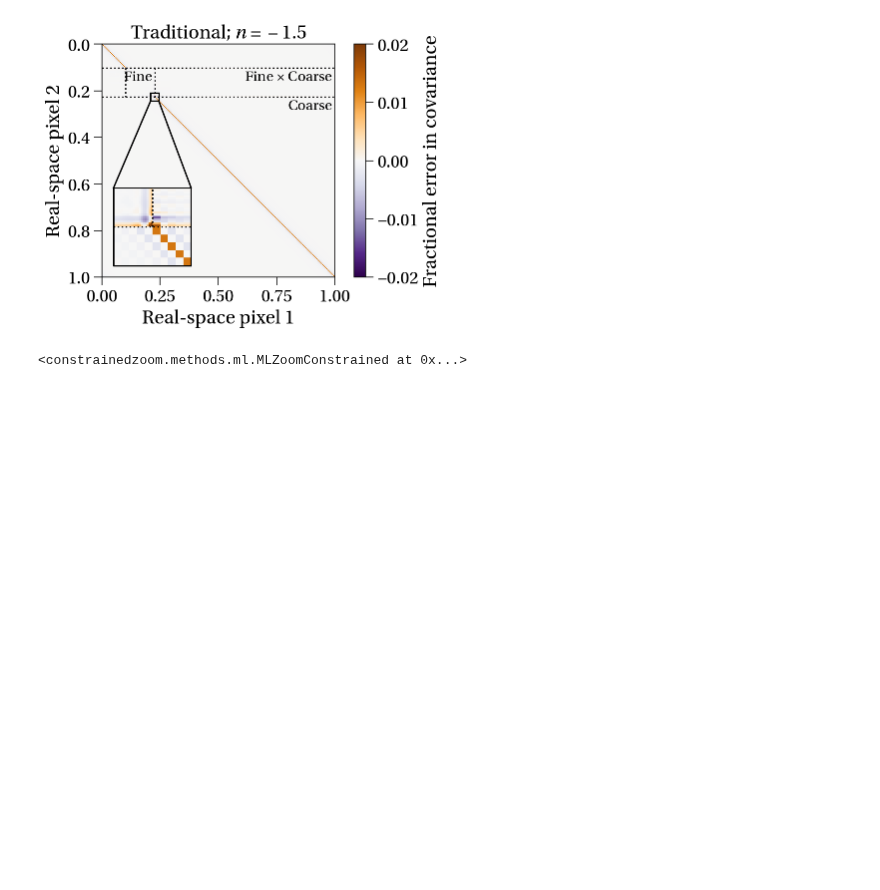
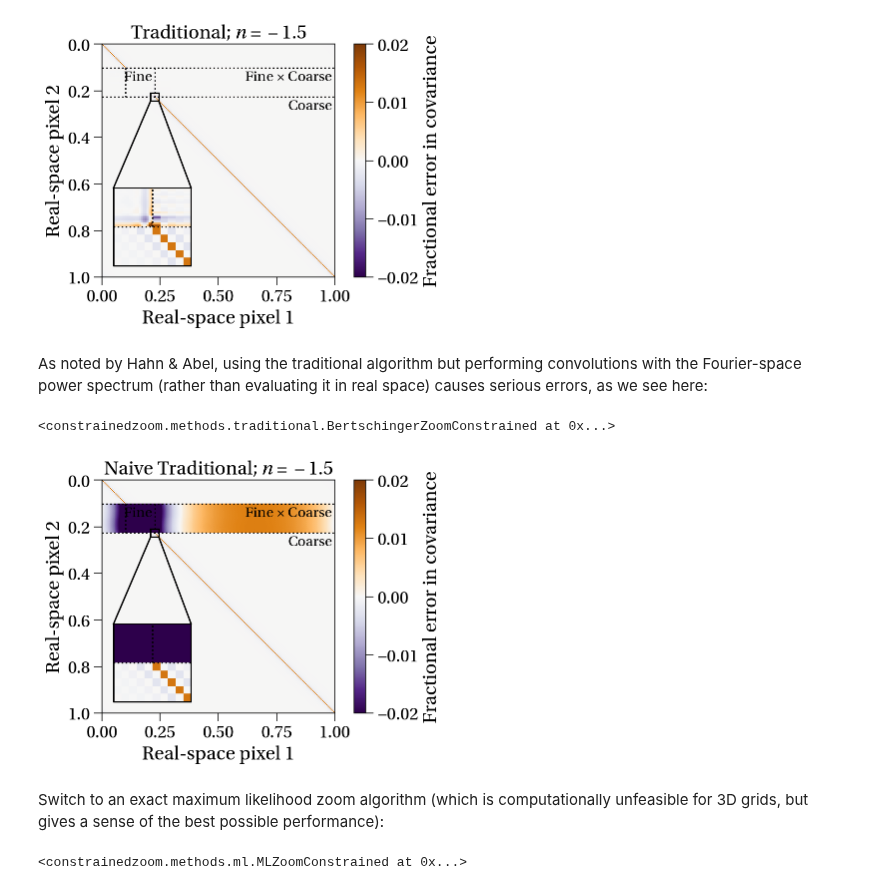
Before and after one commit to pynbody/genetIC, a Jupyter notebook: toy_implementation/Testing Zoom Constraints.ipynb, the cells around one changed output. Drawn from its saved outputs; the diff is of its cells as text; code cells hidden in the pictures; blank space fills up the shorter version.

```diff
--- a/toy_implementation/Testing Zoom Constraints.ipynb
+++ b/toy_implementation/Testing Zoom Constraints.ipynb
@@ -28,6 +27,17 @@ cp.cov_zoom_demo(method=cz.methods.traditional.TraditionalZoomConstrained,
 # %% [output]
 <constrainedzoom.methods.traditional.TraditionalZoomConstrained at 0x...>
 [figure]
+# %% [markdown]
+As noted by Hahn & Abel, using the traditional algorithm but performing convolutions with the Fourier-space power spectrum (rather than evaluating it in real space) causes serious errors, as we see here:
+# %%
+cp.cov_zoom_demo(method=cz.methods.traditional.BertschingerZoomConstrained,
+                 errors=True,with_constraint=False,
+                 plaw=-1.5,vmin=-0.02,vmax=0.02)
+# %% [output]
+<constrainedzoom.methods.traditional.BertschingerZoomConstrained at 0x...>
+[figure, added]
+# %% [markdown]
+Switch to an exact maximum likelihood zoom algorithm (which is computationally unfeasible for 3D grids, but gives a sense of the best possible performance):
 # %%
 cp.cov_zoom_demo(method=cz.methods.ml.MLZoomConstrained,
                  errors=True,with_constraint=False,
```
Also changed, not shown: parts of 10 cells of this notebook.
